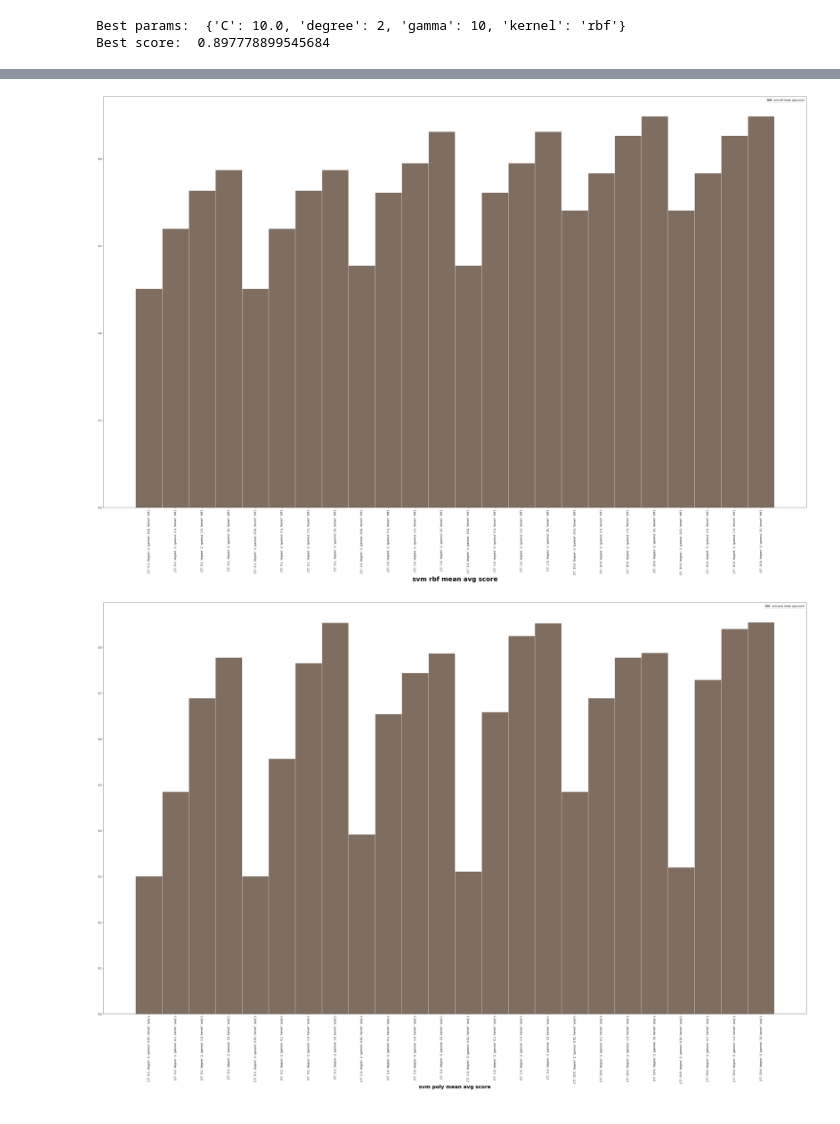
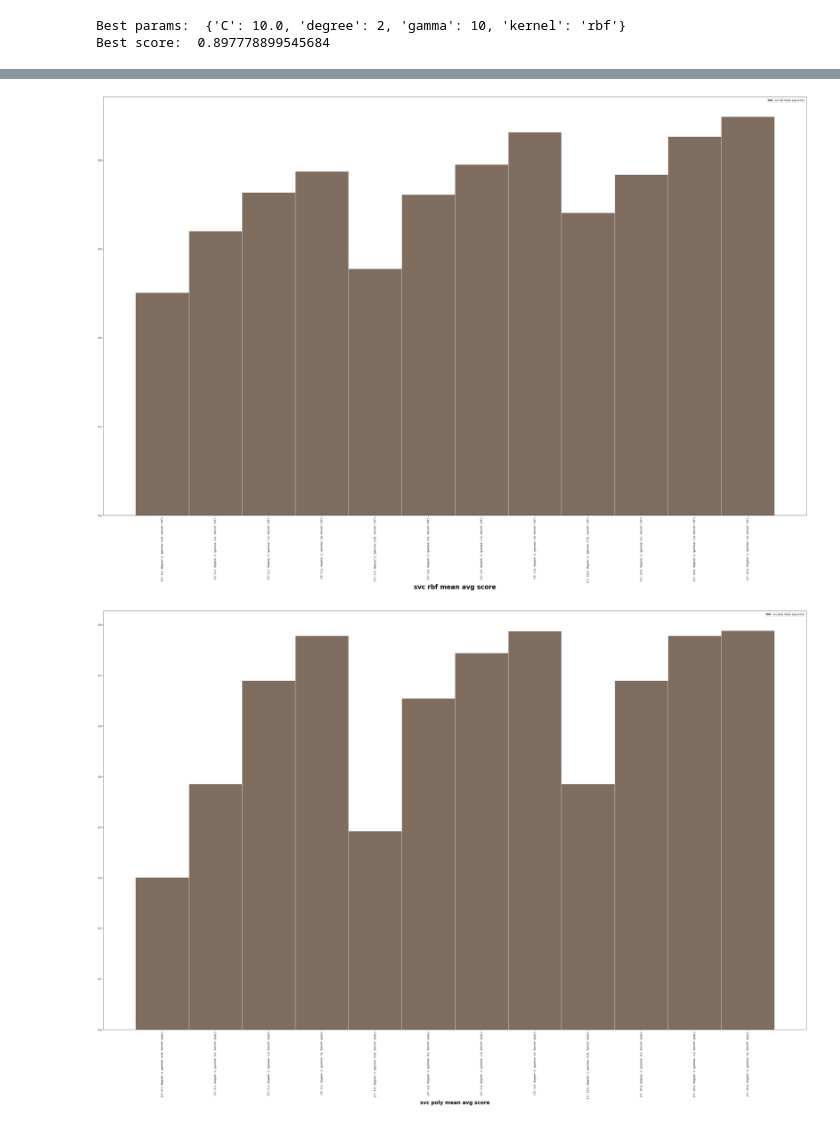
Before and after one commit to oathathat/ML_Kmitl_3D, a Jupyter notebook: Lab/Lab8.ipynb, the cells around one changed output, grey strips where cells are left out. Drawn from its saved outputs; the diff is of its cells as text; code cells hidden in the pictures.

```diff
--- a/Lab/Lab8.ipynb
+++ b/Lab/Lab8.ipynb
@@ -289,10 +277,10 @@ weighted avg       0.80      0.79      0.79      5095
 kernel = ['rbf','poly']
 C_list = [0.1, 1.0, 10.0 ] #100.0, 200.0, 500.0
 Gamma_list = [0.01, 0.1, 1.0, 10]
-d_list = [2,3] # ,3
+d_list = [2] # ,3
 params = dict(kernel = kernel,C = C_list,gamma = Gamma_list,degree = d_list)
 # %%
 # Perform GridsearchCV() for each classification model
-grid = GridSearchCV(estimator = SVC(), n_jobs=15,verbose = 10, scoring = 'accuracy', cv = 2, param_grid= params)
+grid = GridSearchCV(estimator = SVC(), n_jobs=8,verbose = 10, scoring = 'accuracy', cv = 2, param_grid= params)
 grid_result = grid.fit(x_train, y_train)
 # %% [output]
@@ -340,26 +328,26 @@ poly_param = [str(i) for i in poly_result.params]
 barWidth = 1
 plt.figure(figsize=(50,30))
 # Make the plot
-plt.bar(rbf_param, rbf_result.mean_test_score, color='#7f6d5f', width=barWidth, edgecolor='white', label='svm rbf mean avg score')
+plt.bar(rbf_param, rbf_result.mean_test_score, color='#7f6d5f', width=barWidth, edgecolor='white', label='svc rbf mean avg score')
 # Add xticks on the middle of the group bars
-plt.xlabel('svm rbf mean avg score', fontweight='bold',fontsize=25)
+plt.xlabel('svc rbf mean avg score', fontweight='bold',fontsize=25)
 plt.xticks(rotation=90)
 # Create legend & Show graphic
 plt.legend()
 plt.show()
 # %% [output]
-[figure, old version]
+[figure, new version]
 # %%
 # set width of bars
 barWidth = 1
 plt.figure(figsize=(50,30))
 # Make the plot
-plt.bar(poly_param, poly_result.mean_test_score, color='#7f6d5f', width=barWidth, edgecolor='white', label='svm poly mean avg score')
+plt.bar(poly_param, poly_result.mean_test_score, color='#7f6d5f', width=barWidth, edgecolor='white', label='svc poly mean avg score')
 # Add xticks on the middle of the group bars
-plt.xlabel('svm poly mean avg score', fontweight='bold',fontsize=20)
+plt.xlabel('svc poly mean avg score', fontweight='bold',fontsize=20)
 plt.xticks(rotation=90)
 # Create legend & Show graphic
 plt.legend()
 plt.show()
 # %% [output]
-[figure, old version]
+[figure, new version]
```
Also changed, not shown: parts of 5 cells of this notebook, 2 other files.
